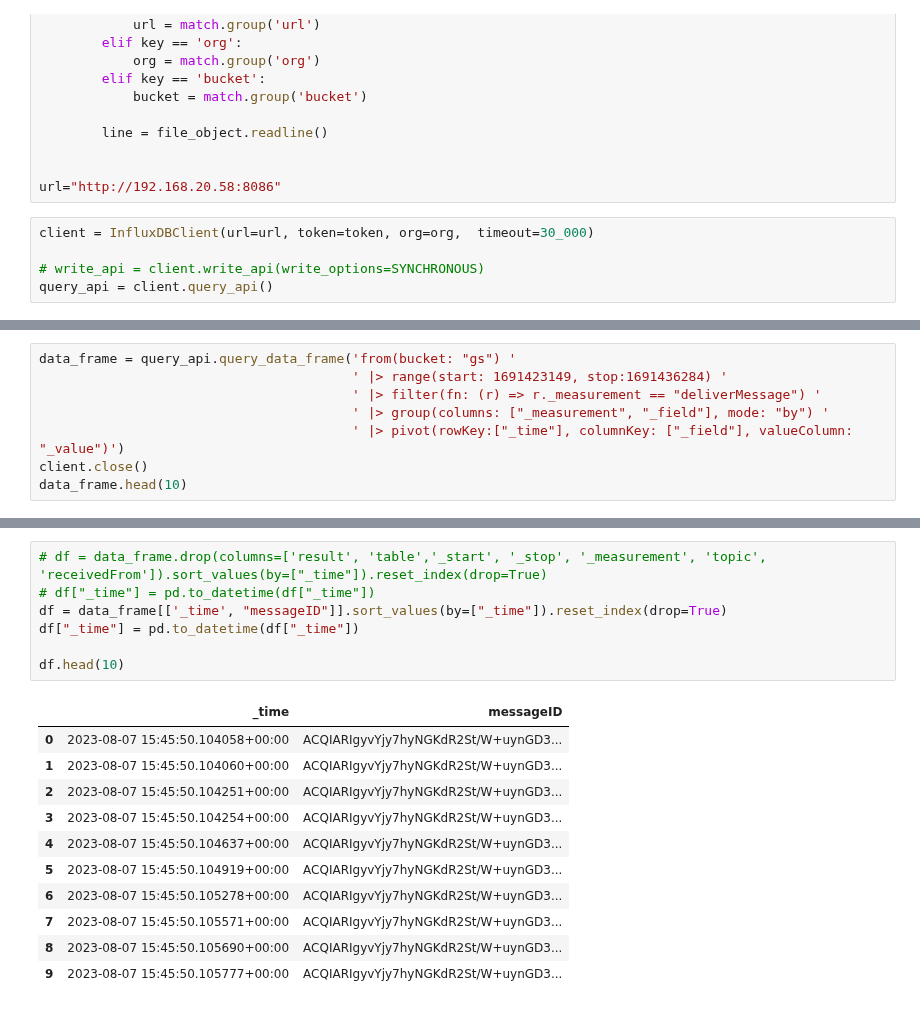
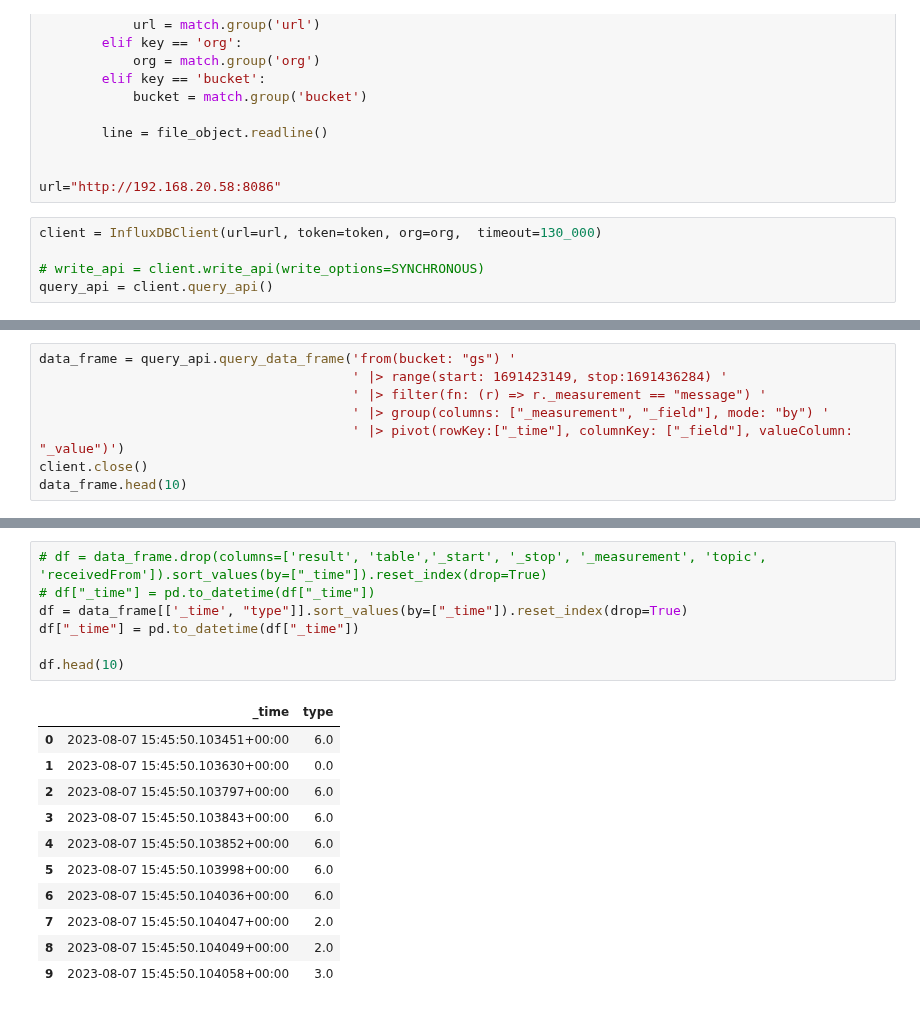
Before and after one commit to FlavScheidt/flexi-pipe, a Jupyter notebook: data/Notebooks/TimeSeries.ipynb, the cells around one changed output, grey strips where cells are left out. Drawn from its saved outputs; the diff is of its cells as text.

Commit message:
Time series and propagation time scripts ready

```diff
--- a/data/Notebooks/TimeSeries.ipynb
+++ b/data/Notebooks/TimeSeries.ipynb
@@ -76,7 +77,7 @@ with open(filepath, 'r') as file_object:
 
 url="http://192.168.20.58:8086"
 # %%
-client = InfluxDBClient(url=url, token=token, org=org,  timeout=30_000)
+client = InfluxDBClient(url=url, token=token, org=org,  timeout=130_000)
 
 # write_api = client.write_api(write_options=SYNCHRONOUS)
 query_api = client.query_api()
@@ -151,7 +152,7 @@ expTime.head(20)
 # %%
 data_frame = query_api.query_data_frame('from(bucket: "gs") '
                                         ' |> range(start: 1691423149, stop:1691436284) '
-                                        ' |> filter(fn: (r) => r._measurement == "deliverMessage") '
+                                        ' |> filter(fn: (r) => r._measurement == "message") '
                                         ' |> group(columns: ["_measurement", "_field"], mode: "by") '
                                         ' |> pivot(rowKey:["_time"], columnKey: ["_field"], valueColumn: "_value")')
 client.close()
@@ -171,22 +172,22 @@ data_frame.head(10)
 # %%
 # df = data_frame.drop(columns=['result', 'table','_start', '_stop', '_measurement', 'topic', 'receivedFrom']).sort_values(by=["_time"]).reset_index(drop=True)
 # df["_time"] = pd.to_datetime(df["_time"])
-df = data_frame[['_time', "messageID"]].sort_values(by=["_time"]).reset_index(drop=True)
+df = data_frame[['_time', "type"]].sort_values(by=["_time"]).reset_index(drop=True)
 df["_time"] = pd.to_datetime(df["_time"])
 
 df.head(10)
 # %% [output]
-|  | _time | messageID |
-| 0 | 2023-08-07 15:45:50.104058+00:00 | ACQIARIgyvYjy7hyNGKdR2St/W+uynGD3... |
-| 1 | 2023-08-07 15:45:50.104060+00:00 | ACQIARIgyvYjy7hyNGKdR2St/W+uynGD3... |
-| 2 | 2023-08-07 15:45:50.104251+00:00 | ACQIARIgyvYjy7hyNGKdR2St/W+uynGD3... |
-| 3 | 2023-08-07 15:45:50.104254+00:00 | ACQIARIgyvYjy7hyNGKdR2St/W+uynGD3... |
-| 4 | 2023-08-07 15:45:50.104637+00:00 | ACQIARIgyvYjy7hyNGKdR2St/W+uynGD3... |
-| 5 | 2023-08-07 15:45:50.104919+00:00 | ACQIARIgyvYjy7hyNGKdR2St/W+uynGD3... |
-| 6 | 2023-08-07 15:45:50.105278+00:00 | ACQIARIgyvYjy7hyNGKdR2St/W+uynGD3... |
-| 7 | 2023-08-07 15:45:50.105571+00:00 | ACQIARIgyvYjy7hyNGKdR2St/W+uynGD3... |
-| 8 | 2023-08-07 15:45:50.105690+00:00 | ACQIARIgyvYjy7hyNGKdR2St/W+uynGD3... |
-| 9 | 2023-08-07 15:45:50.105777+00:00 | ACQIARIgyvYjy7hyNGKdR2St/W+uynGD3... |
+|  | _time | type |
+| 0 | 2023-08-07 15:45:50.103451+00:00 | 6.0 |
+| 1 | 2023-08-07 15:45:50.103630+00:00 | 0.0 |
+| 2 | 2023-08-07 15:45:50.103797+00:00 | 6.0 |
+| 3 | 2023-08-07 15:45:50.103843+00:00 | 6.0 |
+| 4 | 2023-08-07 15:45:50.103852+00:00 | 6.0 |
+| 5 | 2023-08-07 15:45:50.103998+00:00 | 6.0 |
+| 6 | 2023-08-07 15:45:50.104036+00:00 | 6.0 |
+| 7 | 2023-08-07 15:45:50.104047+00:00 | 2.0 |
+| 8 | 2023-08-07 15:45:50.104049+00:00 | 2.0 |
+| 9 | 2023-08-07 15:45:50.104058+00:00 | 3.0 |
 # %%
 #Make the db in memory
 conn = sqlite3.connect(':memory:')
```
Also changed, not shown: parts of 8 cells of this notebook, 3 other files.
